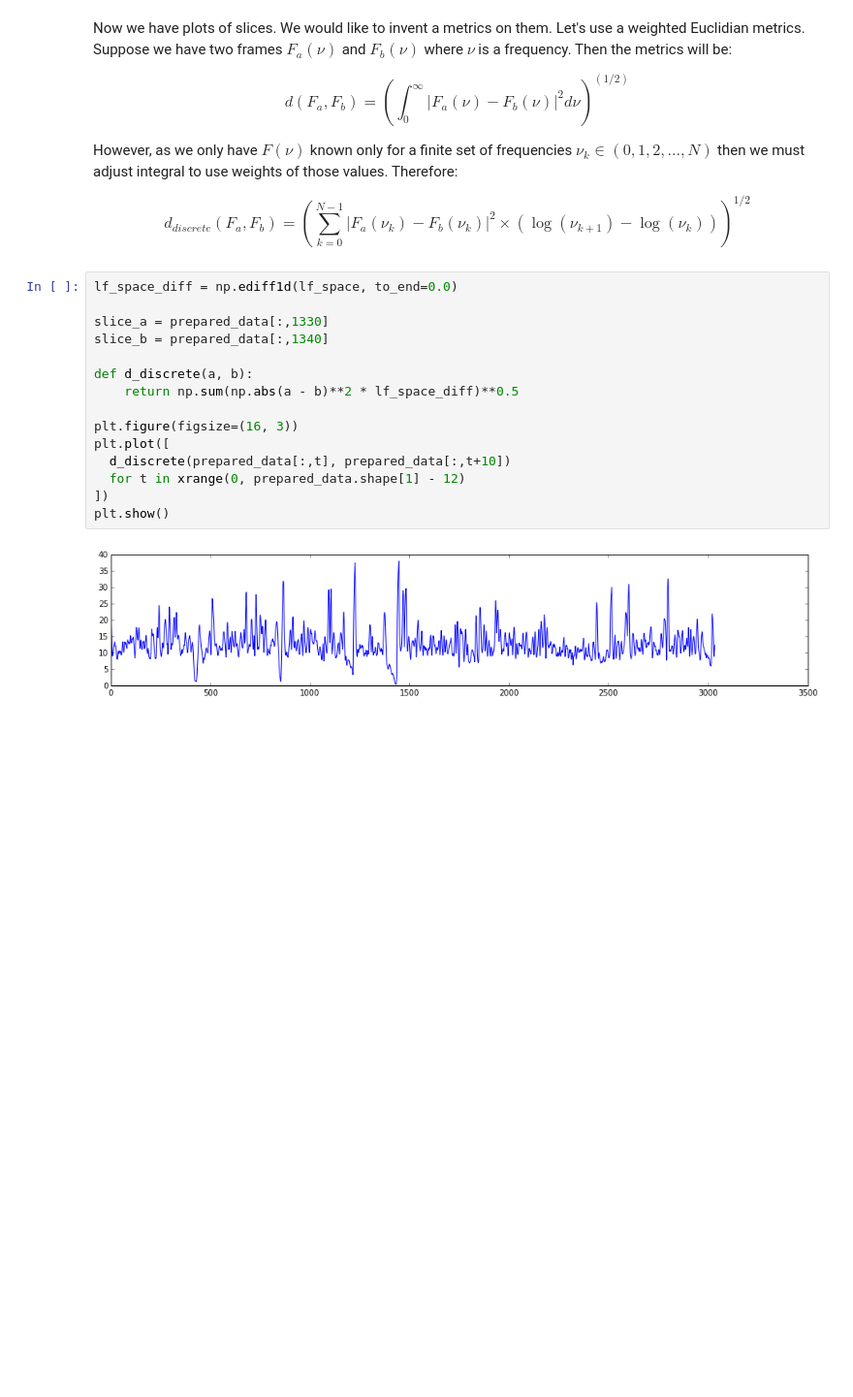
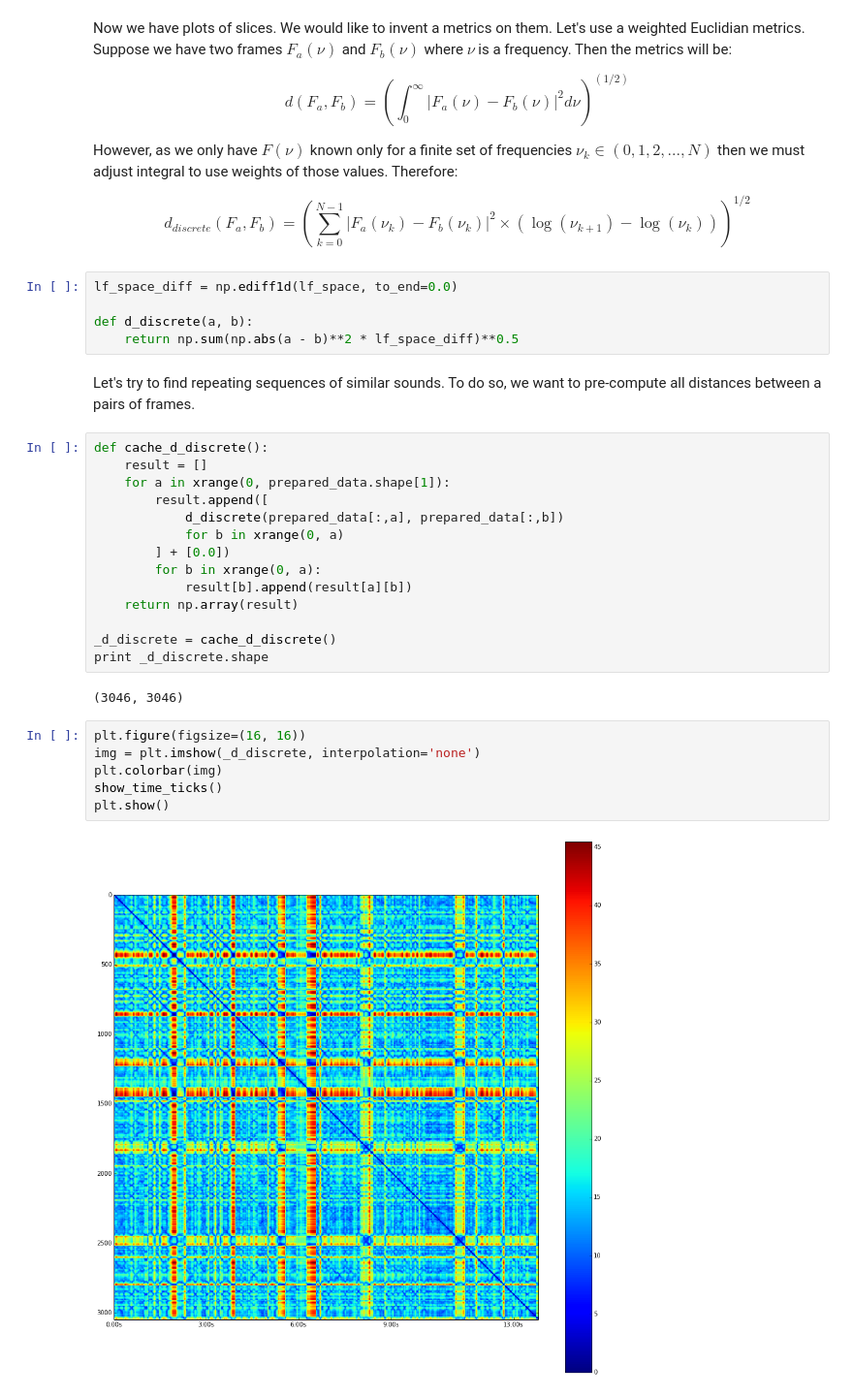
Before and after one commit to dair-targ/hesitation, a Jupyter notebook: clustering-speech.ipynb, the cells around one changed output. Shown at 97% size. Drawn from its saved outputs; the diff is of its cells as text; blank space fills up the shorter version.

```diff
--- a/clustering-speech.ipynb
+++ b/clustering-speech.ipynb
@@ -68,17 +66,31 @@ $$
 # %%
 lf_space_diff = np.ediff1d(lf_space, to_end=0.0)
 
-slice_a = prepared_data[:,1330]
-slice_b = prepared_data[:,1340]
-
 def d_discrete(a, b):
     return np.sum(np.abs(a - b)**2 * lf_space_diff)**0.5
-
-plt.figure(figsize=(16, 3))
-plt.plot([
-  d_discrete(prepared_data[:,t], prepared_data[:,t+10])
-  for t in xrange(0, prepared_data.shape[1] - 12)
-])
-plt.show()
-# %% [output]
-[figure, removed]
+# %% [markdown]
+Let's try to find repeating sequences of similar sounds. To do so, we want to pre-compute all distances between a pairs of frames.
+# %%
+def cache_d_discrete():
+    result = []
+    for a in xrange(0, prepared_data.shape[1]):
+        result.append([
+            d_discrete(prepared_data[:,a], prepared_data[:,b])
+            for b in xrange(0, a)
+        ] + [0.0])
+        for b in xrange(0, a):
+            result[b].append(result[a][b])
+    return np.array(result)
+
+_d_discrete = cache_d_discrete()
+print _d_discrete.shape
+# %% [output]
+(3046, 3046)
+# %%
+plt.figure(figsize=(16, 16))
+img = plt.imshow(_d_discrete, interpolation='none')
+plt.colorbar(img)
+show_time_ticks()
+plt.show()
+# %% [output]
+[figure, added]
```
Also changed, not shown: parts of 16 cells of this notebook, 5 other files.
